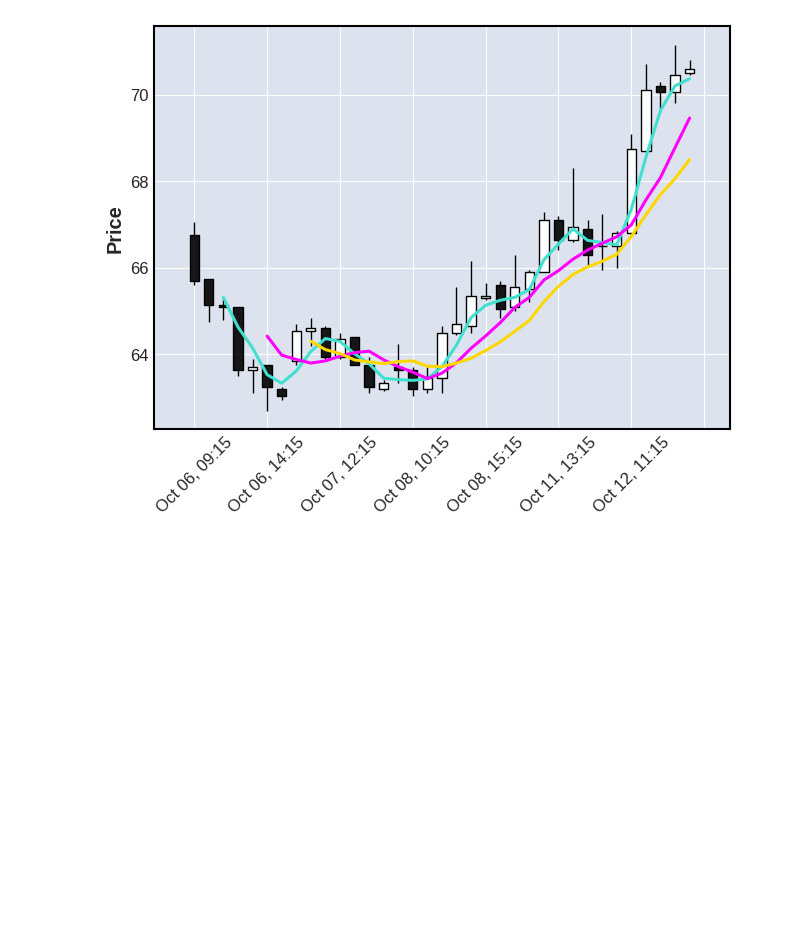
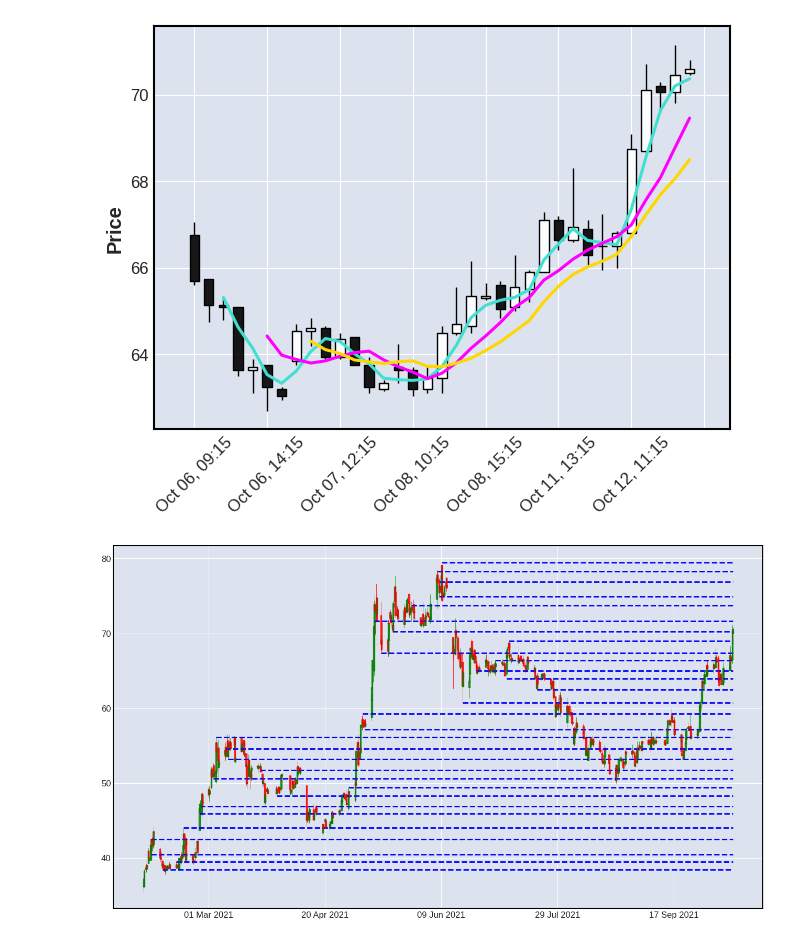
Before and after one commit to aagamj/Stocks, a Jupyter notebook: project.ipynb, the cells around one changed output. Cells and saved outputs as stored; diff of their text form; code cells hidden in the pictures; blank space fills up the shorter version.

```diff
--- a/project.ipynb
+++ b/project.ipynb
@@ -47,3 +45,31 @@ def get_stock_price(symbol):
   return df
 
   symbol = 'BHEL.NS'
+# %%
+#method 1: fractal candlestick pattern
+# determine bullish fractal
+def is_support(df,i):
+  cond1 = df['Low'][i] < df['Low'][i-1]
+  cond2 = df['Low'][i] < df['Low'][i+1]
+  cond3 = df['Low'][i+1] < df['Low'][i+2]
+  cond4 = df['Low'][i-1] < df['Low'][i-2]
+  return (cond1 and cond2 and cond3 and cond4) # determine bearish fractal
+def is_resistance(df,i):
+  cond1 = df['High'][i] > df['High'][i-1]
+  cond2 = df['High'][i] > df['High'][i+1]
+  cond3 = df['High'][i+1] > df['High'][i+2]
+  cond4 = df['High'][i-1] > df['High'][i-2]
+  return (cond1 and cond2 and cond3 and cond4)# to make sure the new level area does not exist already
+def is_far_from_level(value, levels, df):
+  ave =  np.mean(df['High'] - df['Low'])
+  return np.sum([abs(value-level)<ave for _,level in levels])==0# a list to store resistance and support levels
+levels = []
+for i in range(2, df.shape[0] - 2):
+  if is_support(df, i):
+    low = df['Low'][i]
+    if is_far_from_level(low, levels, df):
+      levels.append((i, low))
+  elif is_resistance(df, i):
+    high = df['High'][i]
+    if is_far_from_level(high, levels, df):
+      levels.append((i, high))
@@ -50,3 +88,7 @@ def get_stock_price(symbol):
+# %%
+plot_all(levels,df)
+# %% [output]
+[figure, added]
 # %%
 #method 2: window shifting method
 #using the same symbol as the first example above
```
Also changed, not shown: parts of 5 cells of this notebook.
